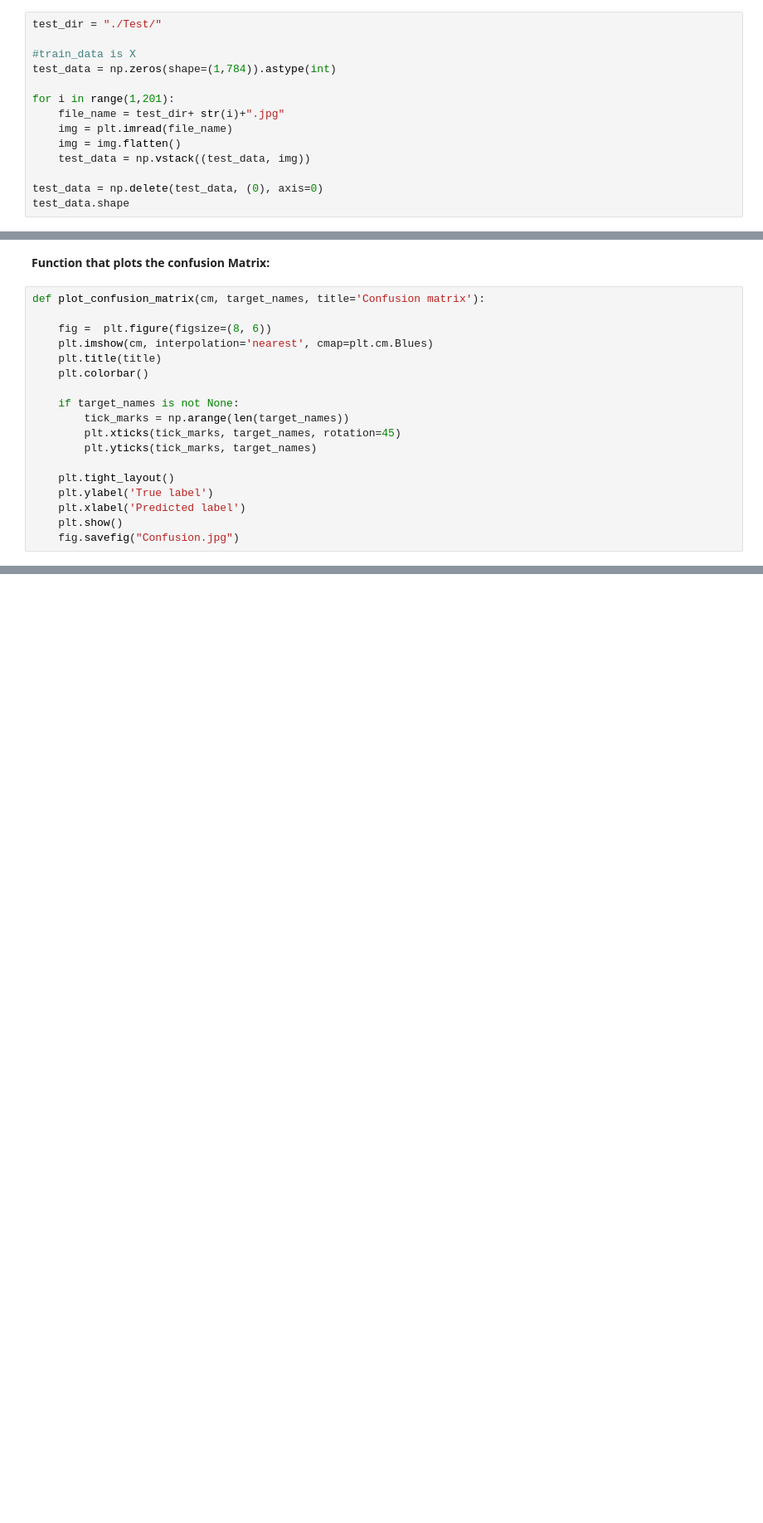
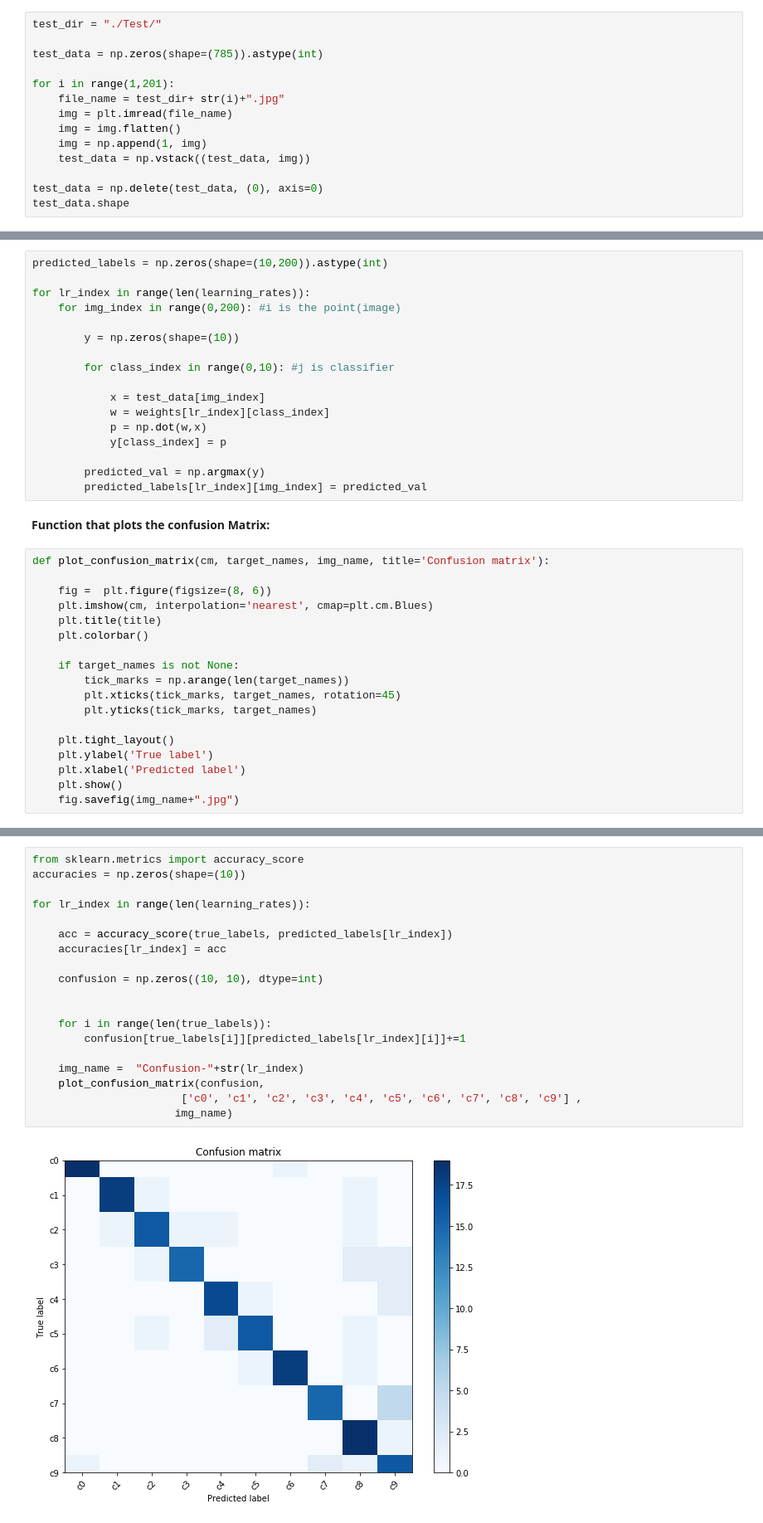
Before and after one commit to maggieezzat/ml, a Jupyter notebook: ML_Assignment2_Perceptron.ipynb, the cells around one changed output, grey strips where cells are left out. Shown at 83% size. Cells and saved outputs as stored; diff of their text form; blank space fills up the shorter version.

```diff
--- a/ML_Assignment2_Perceptron.ipynb
+++ b/ML_Assignment2_Perceptron.ipynb
@@ -32,13 +81,13 @@ train_data.shape
 # %%
 test_dir = "./Test/"
 
-#train_data is X
-test_data = np.zeros(shape=(1,784)).astype(int)
+test_data = np.zeros(shape=(785)).astype(int)
 
 for i in range(1,201):
     file_name = test_dir+ str(i)+".jpg"
     img = plt.imread(file_name)
     img = img.flatten()
+    img = np.append(1, img)
     test_data = np.vstack((test_data, img))
 
 test_data = np.delete(test_data, (0), axis=0)
@@ -48,7 +111,24 @@ test_data.shape
+# %%
+predicted_labels = np.zeros(shape=(10,200)).astype(int)
+
+for lr_index in range(len(learning_rates)):
+    for img_index in range(0,200): #i is the point(image)
+
+        y = np.zeros(shape=(10))
+
+        for class_index in range(0,10): #j is classifier
+
+            x = test_data[img_index]
+            w = weights[lr_index][class_index]
+            p = np.dot(w,x)
+            y[class_index] = p
+
+        predicted_val = np.argmax(y)
+        predicted_labels[lr_index][img_index] = predicted_val
 # %% [markdown]
 **Function that plots the confusion Matrix:**
 # %%
-def plot_confusion_matrix(cm, target_names, title='Confusion matrix'):
+def plot_confusion_matrix(cm, target_names, img_name, title='Confusion matrix'):
 
     fig =  plt.figure(figsize=(8, 6))
     plt.imshow(cm, interpolation='nearest', cmap=plt.cm.Blues)
@@ -64,4 +144,4 @@ def plot_confusion_matrix(cm, target_names, title='Confusion matrix'):
     plt.ylabel('True label')
     plt.xlabel('Predicted label')
     plt.show()
-    fig.savefig("Confusion.jpg")
+    fig.savefig(img_name+".jpg")
@@ -67,0 +150,21 @@ def plot_confusion_matrix(cm, target_names, title='Confusion matrix'):
+# %%
+from sklearn.metrics import accuracy_score
+accuracies = np.zeros(shape=(10))
+
+for lr_index in range(len(learning_rates)):
+
+    acc = accuracy_score(true_labels, predicted_labels[lr_index])
+    accuracies[lr_index] = acc
+
+    confusion = np.zeros((10, 10), dtype=int)
+
+
+    for i in range(len(true_labels)):
+        confusion[true_labels[i]][predicted_labels[lr_index][i]]+=1
+
+    img_name =  "Confusion-"+str(lr_index)
+    plot_confusion_matrix(confusion,
+                       ['c0', 'c1', 'c2', 'c3', 'c4', 'c5', 'c6', 'c7', 'c8', 'c9'] ,
+                      img_name)
+# %% [output]
+[figure, added]
```
Also changed, not shown: parts of 12 cells of this notebook, 12 other files.
